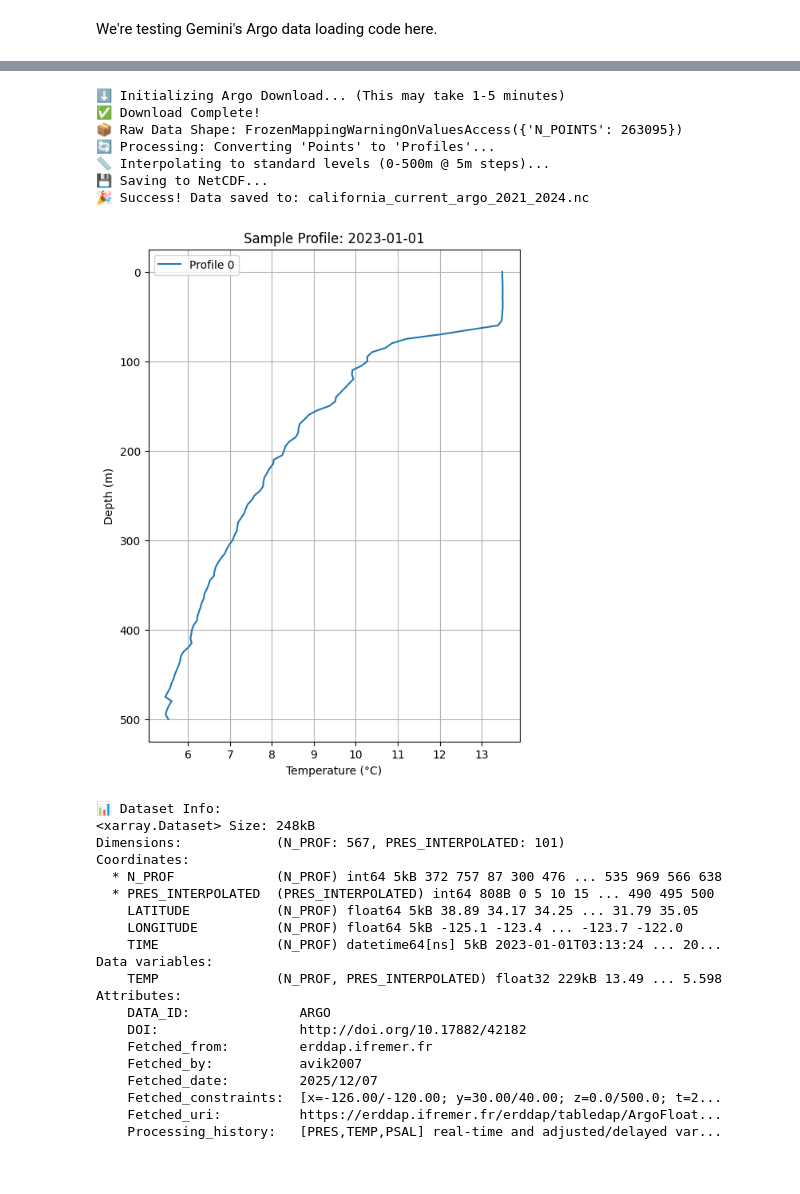
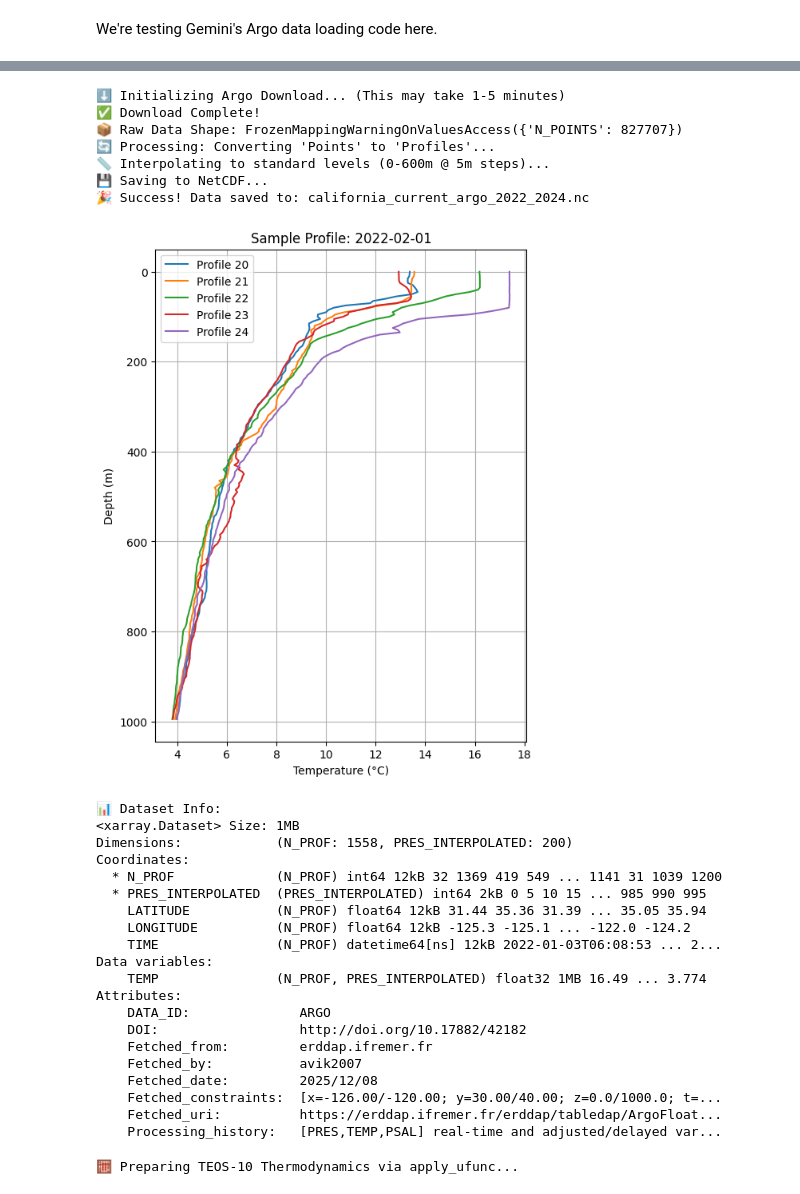
Before and after one commit to avik2007/FailedRefugia, a Jupyter notebook: PullArgoData_test.ipynb, the cells around one changed output, grey strips where cells are left out. Cells and saved outputs as stored; diff of their text form; code cells hidden in the pictures.

Commit message:
Added a new layer to the analysis. Now we will study the deep ocean to act as a control.

```diff
--- a/PullArgoData_test.ipynb
+++ b/PullArgoData_test.ipynb
@@ -14,12 +16,15 @@ import gsw
 # Define the "Arena" for the California Current
 # Format: [lon_min, lon_max, lat_min, lat_max, depth_min, depth_max]
 # We look at 0-600m depth to capture the subsurface signal and a bit of the deeper ocean signal
-# We restrict longitude to -126 to -120 to stay close to the coast.
-region_box = [-126, -120, 30, 40, 0, 600]
+# We restrict longitude to -126 to -120 to
+#  stay close to the coast.
+
+depth = 1000 #m
+region_box = [-126, -120, 30, 40, 0, depth]
 # %%
 # Define the Time Window
-# We'll look at the last 4 years (2023-2024) for this test run.
-start_date = '2023-01-01'
+# We'll look at the last couple years for this test run.
+start_date = '2022-01-01'
 end_date = '2024-12-31'
 
 print(f"🌊 Setting up query for California Current: {region_box}")
@@ -127,7 +186,7 @@ if ds_raw is not None:
     print("📏 Interpolating to standard levels (0-600m @ 5m steps)...")
 
     # Define standard depth levels
-    std_levels = np.arange(0, 605, 5)
+    std_levels = np.arange(0, depth, 5)
 
     # Argopy has a handy tool for this, but xarray interpolation is robust.
     # We interpolate the 'TEMP' variable along the 'PRES' dimension.
@@ -139,55 +198,56 @@ if ds_raw is not None:
     final_ds = ds_interp[['TEMP']]
 
     print("💾 Saving to NetCDF...")
-    filename = 'california_current_argo_2021_2024.nc'
+    filename = 'california_current_argo_2022_2024.nc'
     final_ds.to_netcdf(filename)
     print(f"🎉 Success! Data saved to: {filename}")
 # %% [output]
 ⬇️ Initializing Argo Download... (This may take 1-5 minutes)
 ✅ Download Complete!
-📦 Raw Data Shape: FrozenMappingWarningOnValuesAccess({'N_POINTS': 263095})
+📦 Raw Data Shape: FrozenMappingWarningOnValuesAccess({'N_POINTS': 827707})
 🔄 Processing: Converting 'Points' to 'Profiles'...
-📏 Interpolating to standard levels (0-500m @ 5m steps)...
+📏 Interpolating to standard levels (0-600m @ 5m steps)...
 💾 Saving to NetCDF...
-🎉 Success! Data saved to: california_current_argo_2021_2024.nc
+🎉 Success! Data saved to: california_current_argo_2022_2024.nc
 # %%
    # --- SECTION 7: VISUAL CHECK ---
     # Let's plot the first profile to make sure it looks like an ocean.
    plt.figure(figsize=(6, 8))
 
    # Select the first profile (isel selects by index)
-   sample = final_ds.isel(N_PROF=0)
+   for j in range(20,25):
+      sample = final_ds.isel(N_PROF=j)
 
-   plt.plot(sample['TEMP'], sample['PRES_INTERPOLATED'], label='Profile 0')
+      plt.plot(sample['TEMP'], sample['PRES_INTERPOLATED'], label='Profile ' + str(j))
    plt.gca().invert_yaxis() # Oceanography standard: Surface (0) is at top
    plt.grid(True)
    plt.title(f"Sample Profile: {str(sample['TIME'].values)[:10]}")
    plt.xlabel("Temperature (°C)")
    plt.ylabel("Depth (m)")
    plt.legend()
    plt.show()
 
    print(f"📊 Dataset Info:\n{final_ds}")
 # %% [output]
-[figure, old version]
+[figure, new version]
 📊 Dataset Info:
-<xarray.Dataset> Size: 248kB
-Dimensions:            (N_PROF: 567, PRES_INTERPOLATED: 101)
+<xarray.Dataset> Size: 1MB
+Dimensions:            (N_PROF: 1558, PRES_INTERPOLATED: 200)
 Coordinates:
-  * N_PROF             (N_PROF) int64 5kB 372 757 87 300 476 ... 535 969 566 638
-  * PRES_INTERPOLATED  (PRES_INTERPOLATED) int64 808B 0 5 10 15 ... 490 495 500
-    LATITUDE           (N_PROF) float64 5kB 38.89 34.17 34.25 ... 31.79 35.05
-    LONGITUDE          (N_PROF) float64 5kB -125.1 -123.4 ... -123.7 -122.0
-    TIME               (N_PROF) datetime64[ns] 5kB 2023-01-01T03:13:24 ... 20...
+  * N_PROF             (N_PROF) int64 12kB 32 1369 419 549 ... 1141 31 1039 1200
+  * PRES_INTERPOLATED  (PRES_INTERPOLATED) int64 2kB 0 5 10 15 ... 985 990 995
+    LATITUDE           (N_PROF) float64 12kB 31.44 35.36 31.39 ... 35.05 35.94
+    LONGITUDE          (N_PROF) float64 12kB -125.3 -125.1 ... -122.0 -124.2
+    TIME               (N_PROF) datetime64[ns] 12kB 2022-01-03T06:08:53 ... 2...
 Data variables:
-    TEMP               (N_PROF, PRES_INTERPOLATED) float32 229kB 13.49 ... 5.598
+    TEMP               (N_PROF, PRES_INTERPOLATED) float32 1MB 16.49 ... 3.774
 Attributes:
     DATA_ID:              ARGO
     DOI:                  http://doi.org/10.17882/42182
     Fetched_from:         erddap.ifremer.fr
     Fetched_by:           avik2007
-    Fetched_date:         2025/12/07
-    Fetched_constraints:  [x=-126.00/-120.00; y=30.00/40.00; z=0.0/500.0; t=2...
+    Fetched_date:         2025/12/08
+    Fetched_constraints:  [x=-126.00/-120.00; y=30.00/40.00; z=0.0/1000.0; t=...
     Fetched_uri:          https://erddap.ifremer.fr/erddap/tabledap/ArgoFloat...
     Processing_history:   [PRES,TEMP,PSAL] real-time and adjusted/delayed var...
 # %%
@@ -317,21 +377,36 @@ def make_spatially_weighted_timeseries(da_ohc):
 # (GSW needs a lat/lon for every pixel to calculate gravity correctly)
 print("🧮 Preparing TEOS-10 Thermodynamics via apply_ufunc...")
 
+
+#we're going to study a top layer (100m), which we call the surface, shallow or response layer
+# we study a "source layer" (150-400m), and finally a background layer (500-1000m)
+response_layer_bottom = 100
+source_layer_top = 150
+source_layer_bottom = 400
+background_layer_top = 500
+background_layer_bottom = depth
+
 # 1. Create data layers
-ds_shallow = ds_interp.sel(PRES_INTERPOLATED=slice(0, 200))
-ds_deep    = ds_interp.sel(PRES_INTERPOLATED=slice(250, 600))
+ds_shallow = ds_interp.sel(PRES_INTERPOLATED=slice(0, response_layer_bottom))
+ds_deep    = ds_interp.sel(PRES_INTERPOLATED=slice(source_layer_top, source_layer_bottom))
+ds_background = ds_interp.sel(PRES_INTERPOLATED=slice(background_layer_top, background_layer_bottom))
 
 # --- EXECUTION ----
 # 2. calculate their ocean heat content
 ohc_shallow_ts = compute_ohc_layer(ds_shallow, 'OHC_Shallow')
 ohc_deep_ts    = compute_ohc_layer(ds_deep, 'OHC_Deep')
+ohc_background_ts   = compute_ohc_layer(ds_background, 'OHC_Background')
 
 
 #---- MAKE A TIME SERIES -----
-#ts_shallow = make_timeseries(ohc_shallow_ts)
-#ts_deep    = make_timeseries(ohc_deep_ts)
+ts_shallow_NONBIN = make_timeseries(ohc_shallow_ts)
+ts_deep_NONBIN    = make_timeseries(ohc_deep_ts)
+ts_background_NONBIN = make_timeseries(ohc_background_ts)
 ts_shallow = make_spatially_weighted_timeseries(ohc_shallow_ts)
 ts_deep = make_spatially_weighted_timeseries(ohc_deep_ts)
+ts_background = make_spatially_weighted_timeseries(ohc_background_ts)
+# %% [output]
+🧮 Preparing TEOS-10 Thermodynamics via apply_ufunc...
 # %%
 # Quick sanity check plot
 plt.figure(figsize=(10, 6))
```
Also changed, not shown: parts of 16 cells of this notebook.
